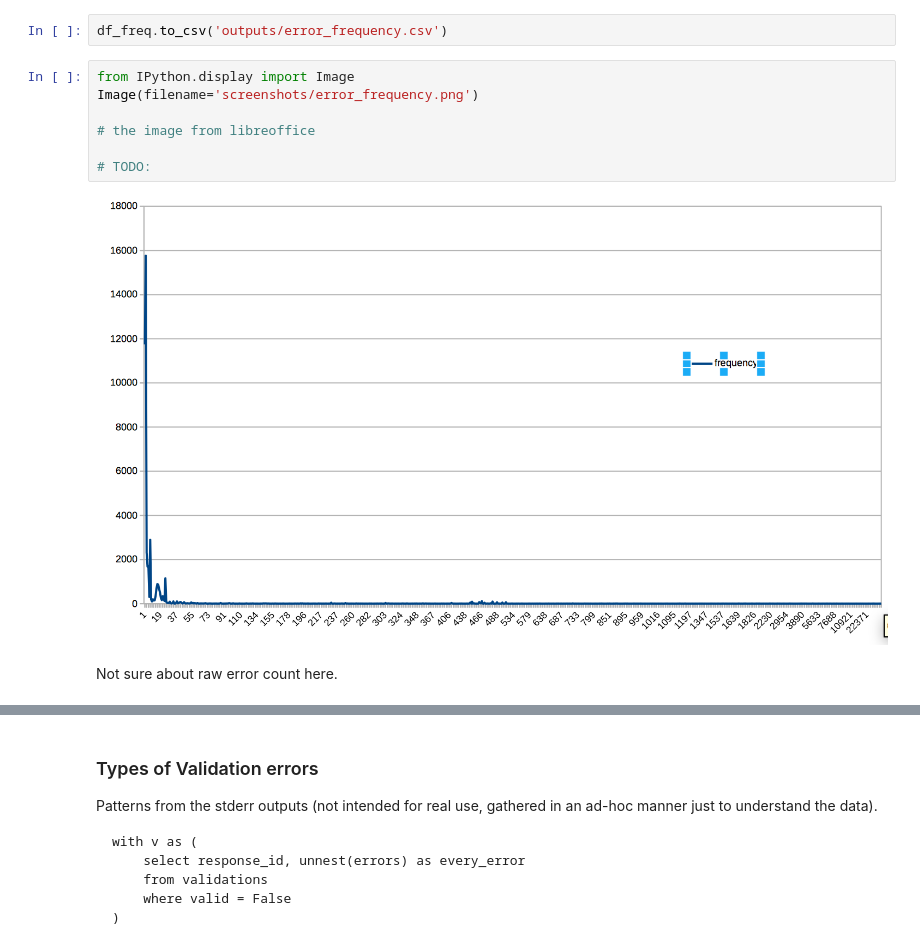
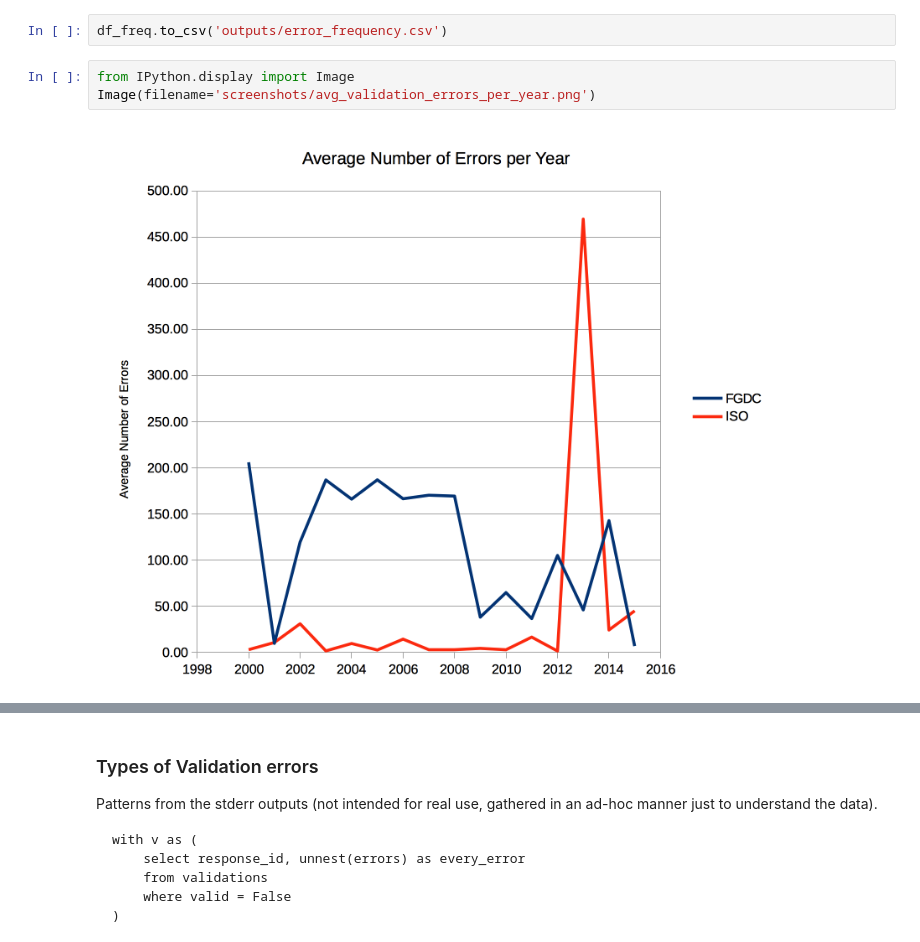
Before and after one commit to b-cube/Response-Identification-Info, a Jupyter notebook: notebooks/Analysis - Validation Metrics.ipynb, the cells around one changed output, grey strips where cells are left out. Cells and saved outputs as stored; diff of their text form.

Commit message:
validation updates

```diff
--- a/notebooks/Analysis - Validation Metrics.ipynb
+++ b/notebooks/Analysis - Validation Metrics.ipynb
@@ -101,12 +90,6 @@ df_freq.sort('value').plot(kind='line', x='value', y='frequency', figsize=(14, 6
 df_freq.to_csv('outputs/error_frequency.csv')
 # %%
 from IPython.display import Image
-Image(filename='screenshots/error_frequency.png')
-
-# the image from libreoffice
-
-# TODO:
+Image(filename='screenshots/avg_validation_errors_per_year.png')
 # %% [output]
-[figure, old version]
+[figure, new version]
-# %% [markdown]
-Not sure about raw error count here.
```
Also changed, not shown: parts of 8 cells of this notebook, 12 other files.
